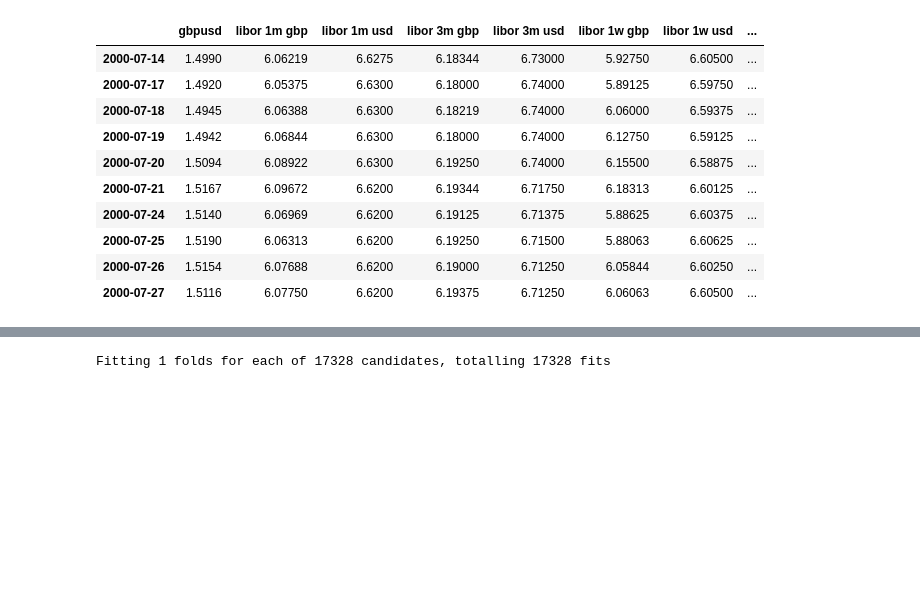
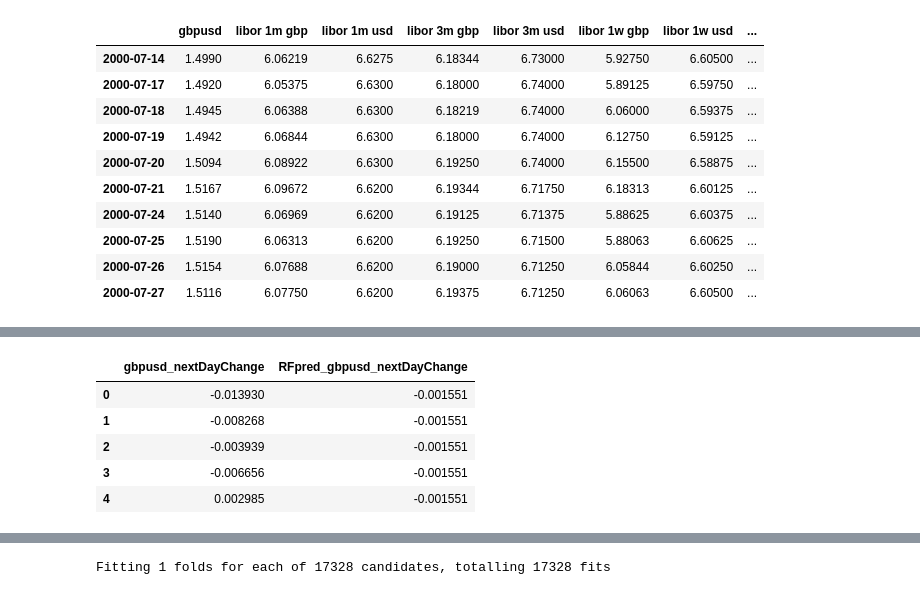
Before and after one commit to giobignardi/cip, a Jupyter notebook: script_CIP.ipynb, the cells around one changed output, grey strips where cells are left out. Cells and saved outputs as stored; diff of their text form; code cells hidden in the pictures; blank space fills up the shorter version.

```diff
--- a/script_CIP.ipynb
+++ b/script_CIP.ipynb
@@ -125,0 +555,9 @@ gbpusd.df[3500:3510]
+# %%
+gbpusd.predictions.head()
+# %% [output]
+|  | gbpusd_nextDayChange | RFpred_gbpusd_nextDayChange |
+| 0 | -0.013930 | -0.001551 |
+| 1 | -0.008268 | -0.001551 |
+| 2 | -0.003939 | -0.001551 |
+| 3 | -0.006656 | -0.001551 |
+| 4 | 0.002985 | -0.001551 |
```
Also changed, not shown: parts of 26 cells of this notebook, 1 other file.
